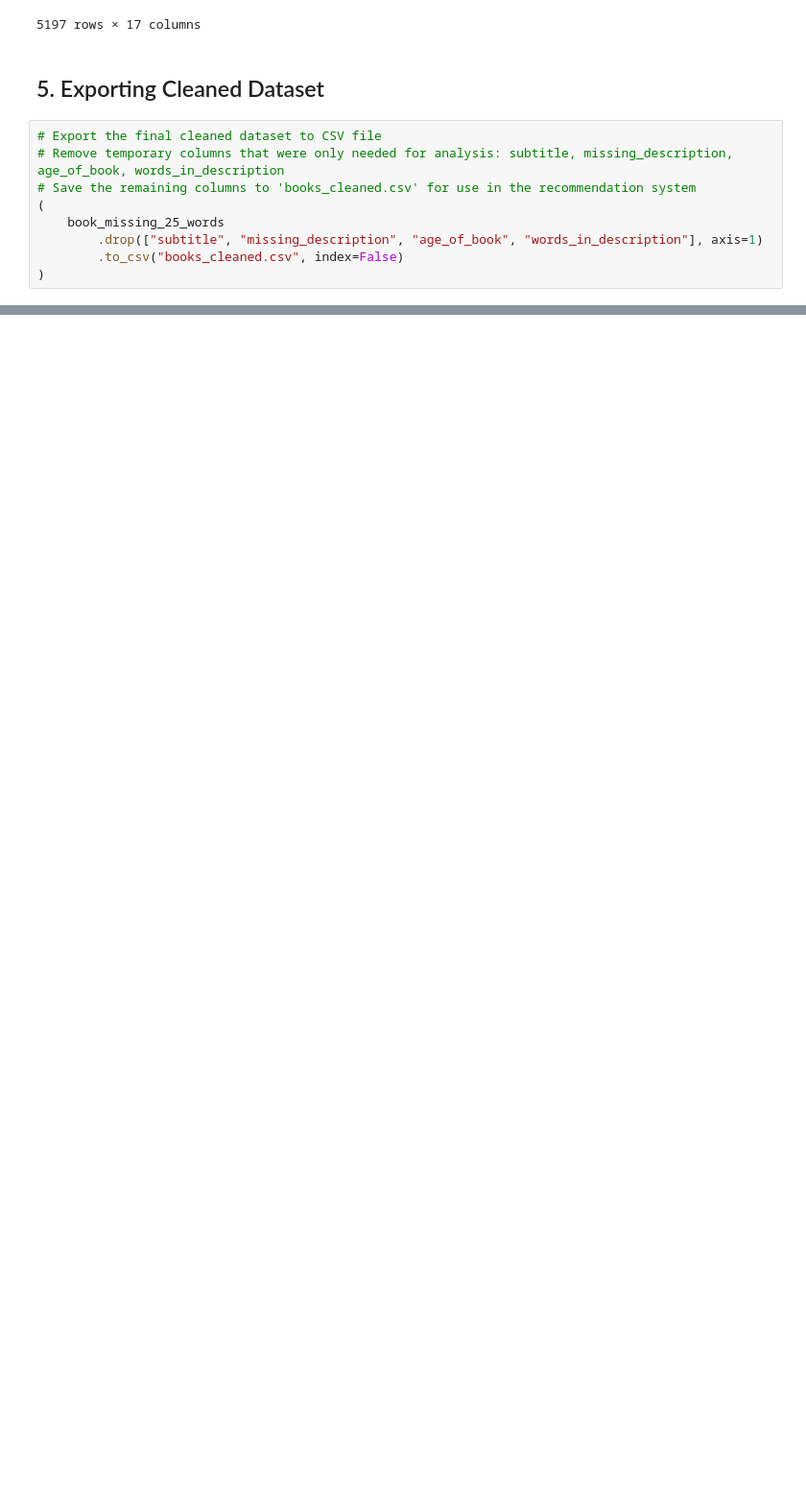
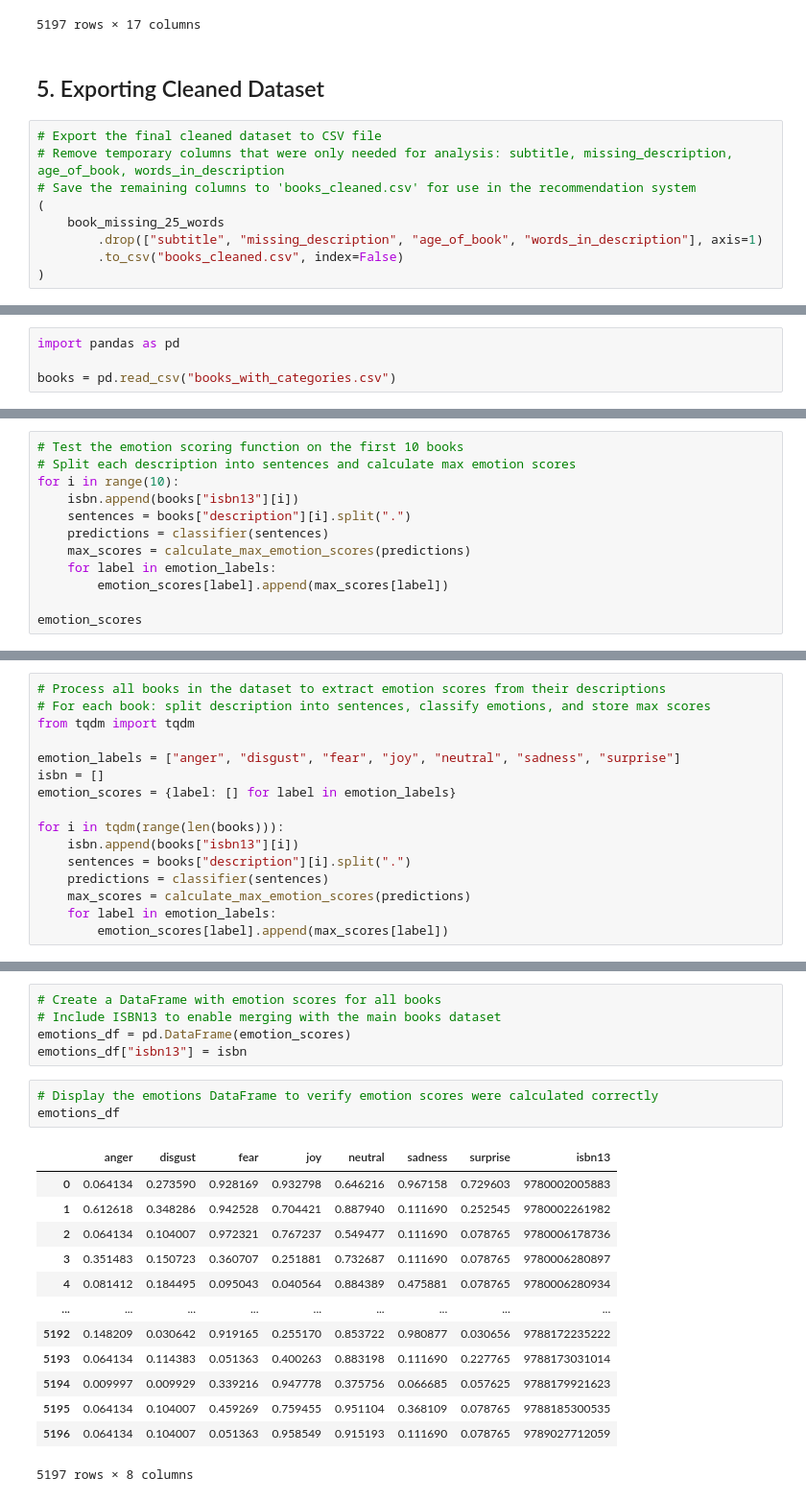
Before and after one commit to Zoro-chi/Book-Recommender, a Jupyter notebook: data-exploration.ipynb, the cells around one changed output, grey strips where cells are left out. Shown at 96% size. Cells and saved outputs as stored; diff of their text form; blank space fills up the shorter version.

```diff
--- a/data-exploration.ipynb
+++ b/data-exploration.ipynb
@@ -373,0 +834,4 @@ page_content='9780002005883 A NOVEL THAT READERS and critics have been eagerly a
+# %%
+import pandas as pd
+
+books = pd.read_csv("books_with_categories.csv")
@@ -373,0 +921,12 @@ page_content='9780002005883 A NOVEL THAT READERS and critics have been eagerly a
+# %%
+# Test the emotion scoring function on the first 10 books
+# Split each description into sentences and calculate max emotion scores
+for i in range(10):
+    isbn.append(books["isbn13"][i])
+    sentences = books["description"][i].split(".")
+    predictions = classifier(sentences)
+    max_scores = calculate_max_emotion_scores(predictions)
+    for label in emotion_labels:
+        emotion_scores[label].append(max_scores[label])
+
+emotion_scores
@@ -373,0 +953,16 @@ page_content='9780002005883 A NOVEL THAT READERS and critics have been eagerly a
+# %%
+# Process all books in the dataset to extract emotion scores from their descriptions
+# For each book: split description into sentences, classify emotions, and store max scores
+from tqdm import tqdm
+
+emotion_labels = ["anger", "disgust", "fear", "joy", "neutral", "sadness", "surprise"]
+isbn = []
+emotion_scores = {label: [] for label in emotion_labels}
+
+for i in tqdm(range(len(books))):
+    isbn.append(books["isbn13"][i])
+    sentences = books["description"][i].split(".")
+    predictions = classifier(sentences)
+    max_scores = calculate_max_emotion_scores(predictions)
+    for label in emotion_labels:
+        emotion_scores[label].append(max_scores[label])
@@ -373,0 +971,22 @@ page_content='9780002005883 A NOVEL THAT READERS and critics have been eagerly a
+# %%
+# Create a DataFrame with emotion scores for all books
+# Include ISBN13 to enable merging with the main books dataset
+emotions_df = pd.DataFrame(emotion_scores)
+emotions_df["isbn13"] = isbn
+# %%
+# Display the emotions DataFrame to verify emotion scores were calculated correctly
+emotions_df
+# %% [output]
+|  | anger | disgust | fear | joy | neutral | sadness | surprise | isbn13 |
+| 0 | 0.064134 | 0.273590 | 0.928169 | 0.932798 | 0.646216 | 0.967158 | 0.729603 | 9780002005883 |
+| 1 | 0.612618 | 0.348286 | 0.942528 | 0.704421 | 0.887940 | 0.111690 | 0.252545 | 9780002261982 |
+| 2 | 0.064134 | 0.104007 | 0.972321 | 0.767237 | 0.549477 | 0.111690 | 0.078765 | 9780006178736 |
+| 3 | 0.351483 | 0.150723 | 0.360707 | 0.251881 | 0.732687 | 0.111690 | 0.078765 | 9780006280897 |
+| 4 | 0.081412 | 0.184495 | 0.095043 | 0.040564 | 0.884389 | 0.475881 | 0.078765 | 9780006280934 |
+| ... | ... | ... | ... | ... | ... | ... | ... | ... |
+| 5192 | 0.148209 | 0.030642 | 0.919165 | 0.255170 | 0.853722 | 0.980877 | 0.030656 | 9788172235222 |
+| 5193 | 0.064134 | 0.114383 | 0.051363 | 0.400263 | 0.883198 | 0.111690 | 0.227765 | 9788173031014 |
+| 5194 | 0.009997 | 0.009929 | 0.339216 | 0.947778 | 0.375756 | 0.066685 | 0.057625 | 9788179921623 |
+| 5195 | 0.064134 | 0.104007 | 0.459269 | 0.759455 | 0.951104 | 0.368109 | 0.078765 | 9788185300535 |
+| 5196 | 0.064134 | 0.104007 | 0.051363 | 0.958549 | 0.915193 | 0.111690 | 0.078765 | 9789027712059 |
+5197 rows × 8 columns
```
Also changed, not shown: parts of 68 cells of this notebook, 3 other files.
